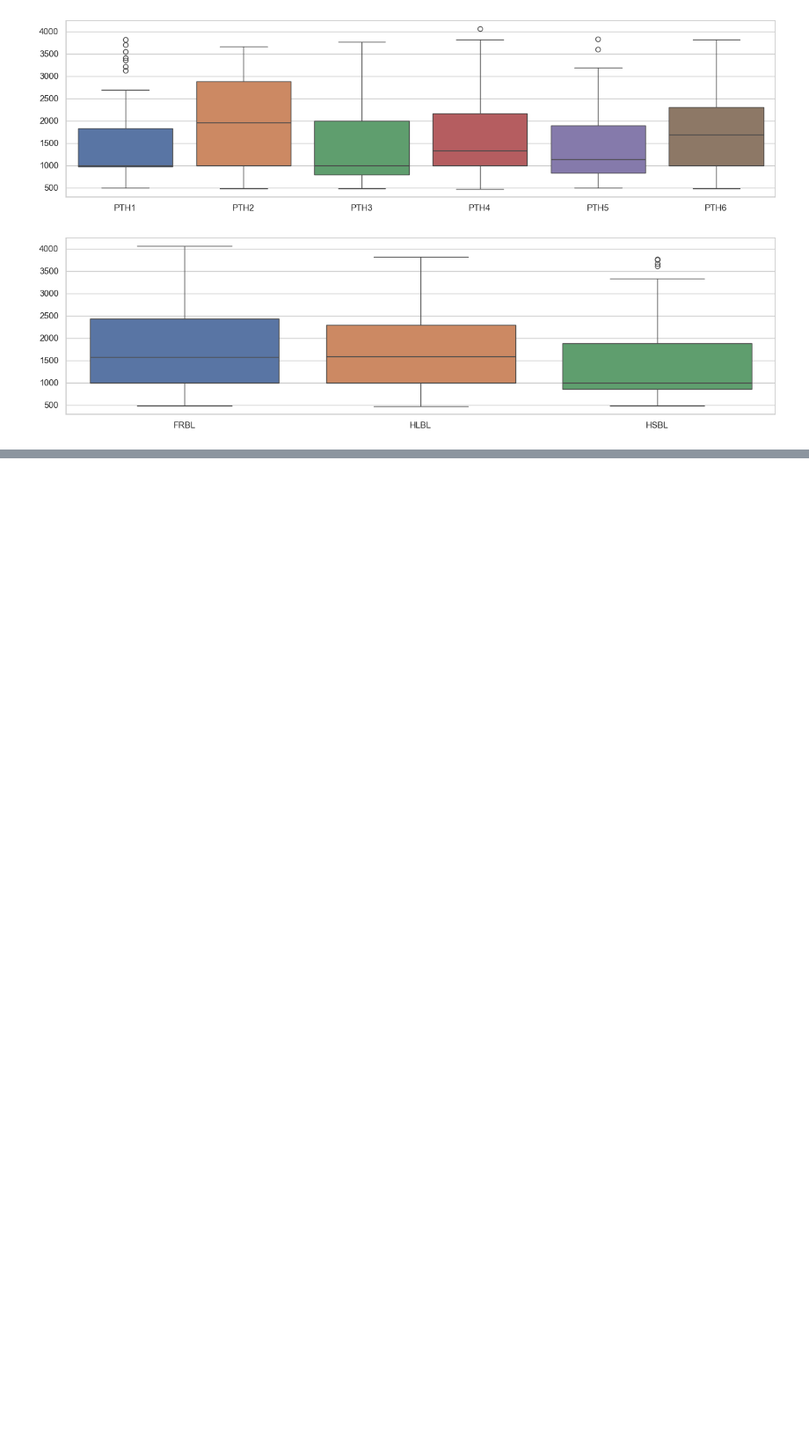
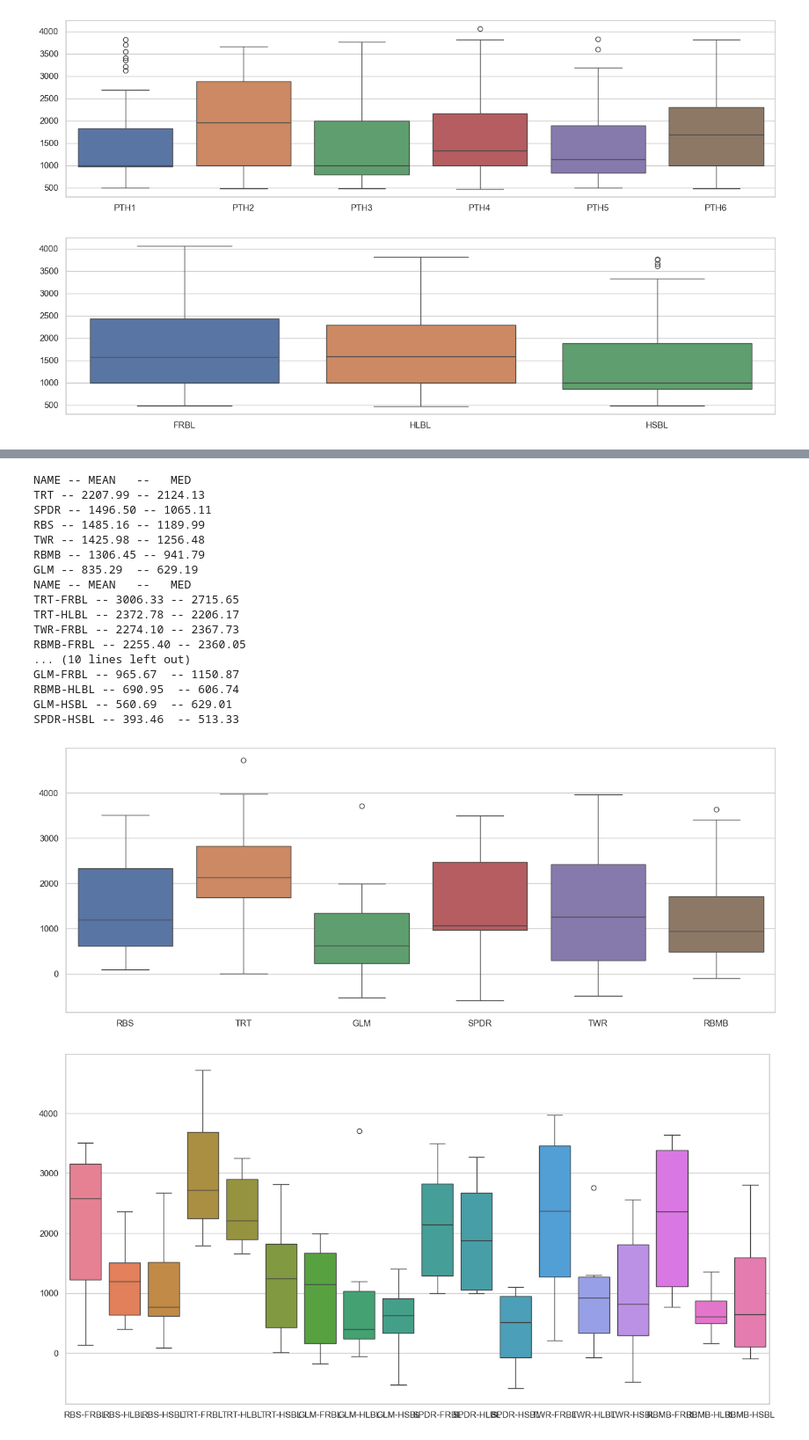
Before and after one commit to VennethN/CodeCombat-AILeague-Referees-and-Player-Handlers, a Jupyter notebook: Supercharged/supechargedbalancer.ipynb, the cells around one changed output, grey strips where cells are left out. Shown at 88% size. Saved outputs shown, nothing was run; the diff lists cells and outputs as text; code cells hidden in the pictures; blank space fills up the shorter version.

```diff
--- a/Supercharged/supechargedbalancer.ipynb
+++ b/Supercharged/supechargedbalancer.ipynb
@@ -226,0 +251,37 @@ boxplot_score(spells_tactic, 4)
+# %%
+ranks = take_and_clean('balancerdata7', 'S-')
+
+units_tactic = collect_scores(ranks, UNITS)
+
+units_spells_tactic = collect_scores(ranks, UNITS,SPELLS)
+
+spells_tactic = collect_scores(ranks, SPELLS)
+
+path_tactic = collect_scores(ranks, PATHS)
+
+print_score_data(units_tactic)
+boxplot_score(units_tactic)
+print_score_data(units_spells_tactic)
+boxplot_score(units_spells_tactic, 8)
+boxplot_score(path_tactic, 4)
+boxplot_score(spells_tactic, 4)
+# %% [output]
+NAME -- MEAN   --   MED
+TRT -- 2207.99 -- 2124.13
+SPDR -- 1496.50 -- 1065.11
+RBS -- 1485.16 -- 1189.99
+TWR -- 1425.98 -- 1256.48
+RBMB -- 1306.45 -- 941.79
+GLM -- 835.29  -- 629.19
+NAME -- MEAN   --   MED
+TRT-FRBL -- 3006.33 -- 2715.65
+TRT-HLBL -- 2372.78 -- 2206.17
+TWR-FRBL -- 2274.10 -- 2367.73
+RBMB-FRBL -- 2255.40 -- 2360.05
+... (10 lines left out)
+GLM-FRBL -- 965.67  -- 1150.87
+RBMB-HLBL -- 690.95  -- 606.74
+GLM-HSBL -- 560.69  -- 629.01
+SPDR-HSBL -- 393.46  -- 513.33
+[figure, added]
+[figure, added]
```
Also changed, not shown: parts of 7 cells of this notebook, 5 other files.
